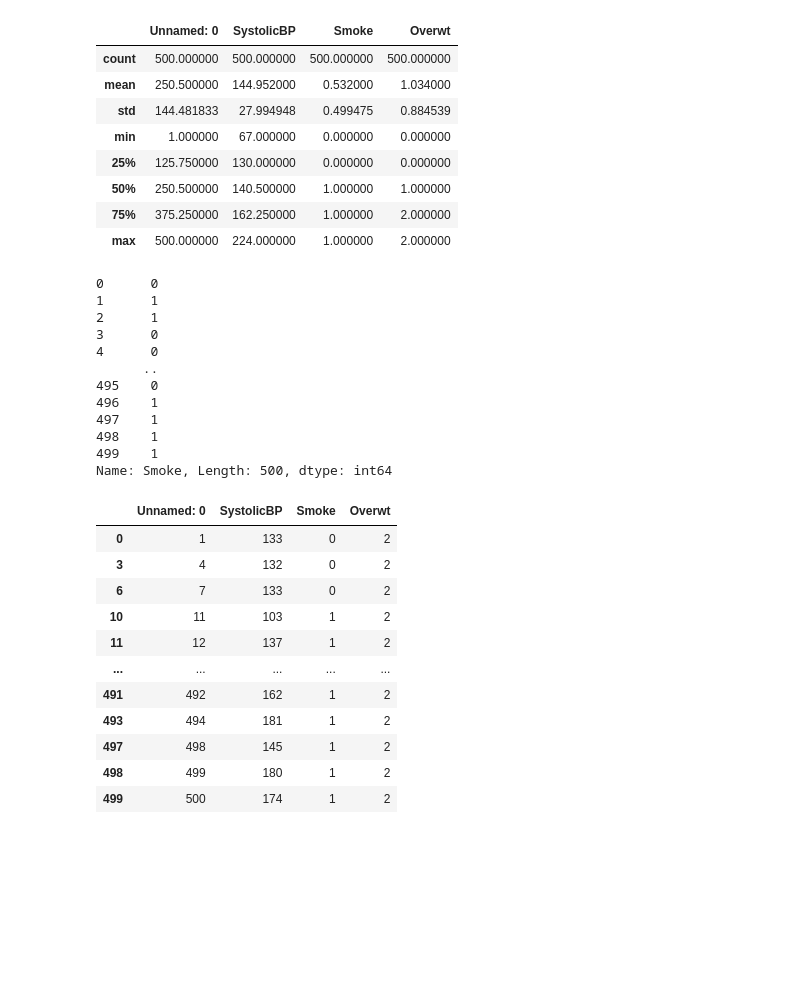
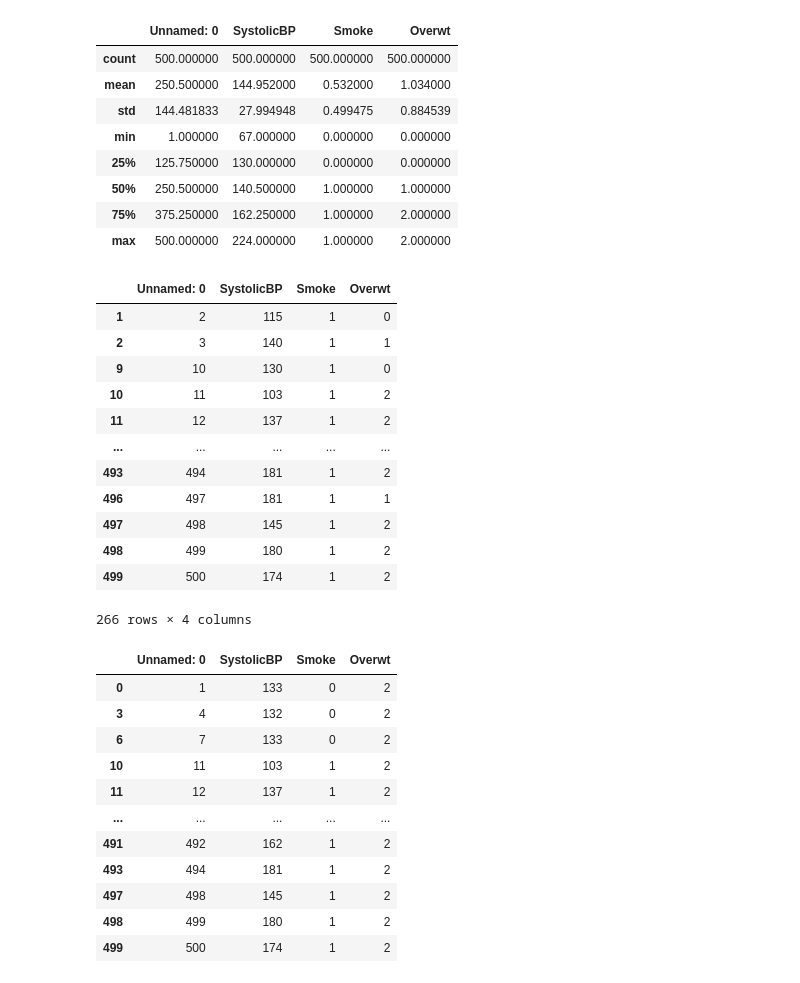
Before and after one commit to jonkavana/PODA-Simulation-2020, a Jupyter notebook: Phenomenon Simulated Data.ipynb, the cells around one changed output. Cells and saved outputs as stored; diff of their text form; code cells hidden in the pictures; blank space fills up the shorter version.

```diff
--- a/Phenomenon Simulated Data.ipynb
+++ b/Phenomenon Simulated Data.ipynb
@@ -137,21 +122,23 @@ df.describe()
 | 50% | 250.500000 | 140.500000 | 1.000000 | 1.000000 |
 | 75% | 375.250000 | 162.250000 | 1.000000 | 2.000000 |
 | max | 500.000000 | 224.000000 | 1.000000 | 2.000000 |
-# %%
-df.loc[:, 'Smoke']
-# %% [output]
-0      0
-1      1
-2      1
-3      0
-4      0
-      ..
-495    0
-496    1
-497    1
-498    1
-499    1
-Name: Smoke, Length: 500, dtype: int64
+# %%
+# This block of code will return the amount of individuals who have described themselves as smokers.
+df.loc[df.loc[:, 'Smoke'] == 1]
+# %% [output]
+|  | Unnamed: 0 | SystolicBP | Smoke | Overwt |
+| 1 | 2 | 115 | 1 | 0 |
+| 2 | 3 | 140 | 1 | 1 |
+| 9 | 10 | 130 | 1 | 0 |
+| 10 | 11 | 103 | 1 | 2 |
+| 11 | 12 | 137 | 1 | 2 |
+| ... | ... | ... | ... | ... |
+| 493 | 494 | 181 | 1 | 2 |
+| 496 | 497 | 181 | 1 | 1 |
+| 497 | 498 | 145 | 1 | 2 |
+| 498 | 499 | 180 | 1 | 2 |
+| 499 | 500 | 174 | 1 | 2 |
+266 rows × 4 columns
 # %%
 # How many people in hte survey can be categorised as obese?
 df.loc[df.loc[:, 'Overwt'] == 2 ]
```
Also changed, not shown: parts of 5 cells of this notebook.
